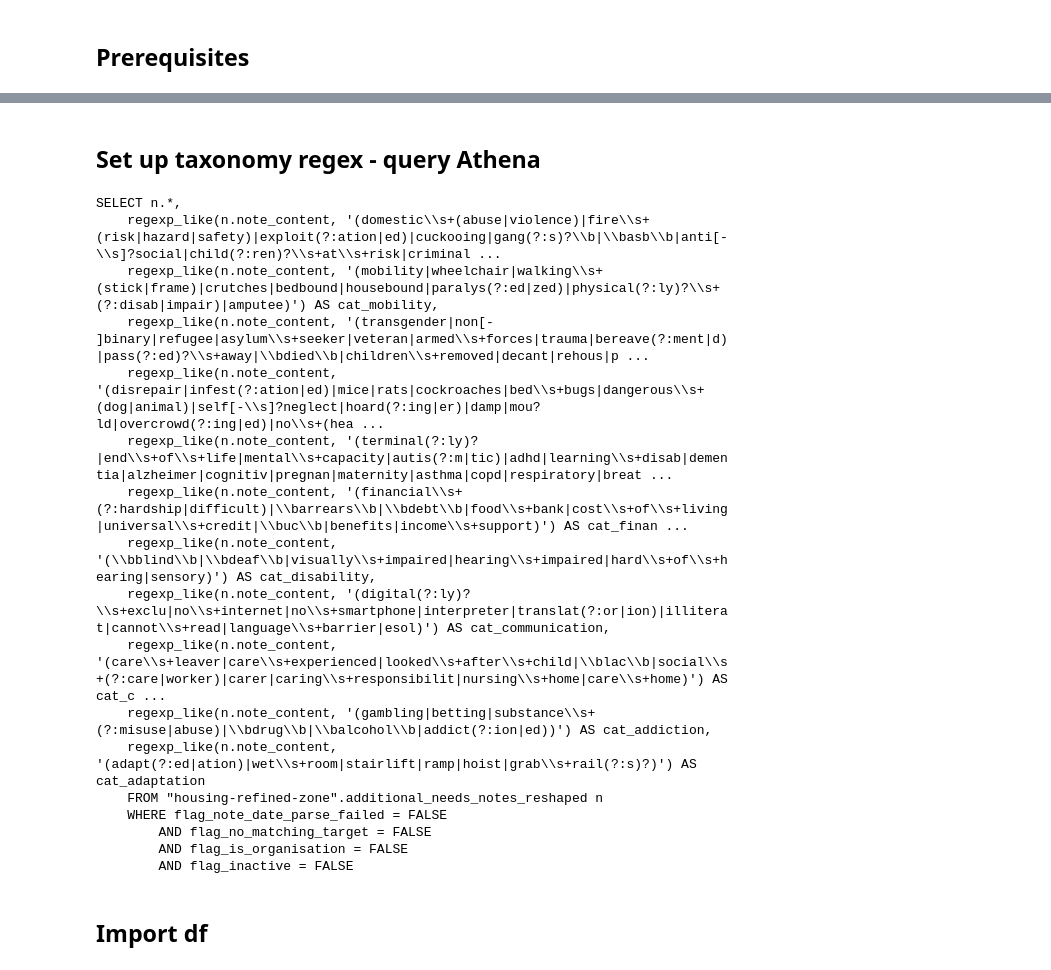
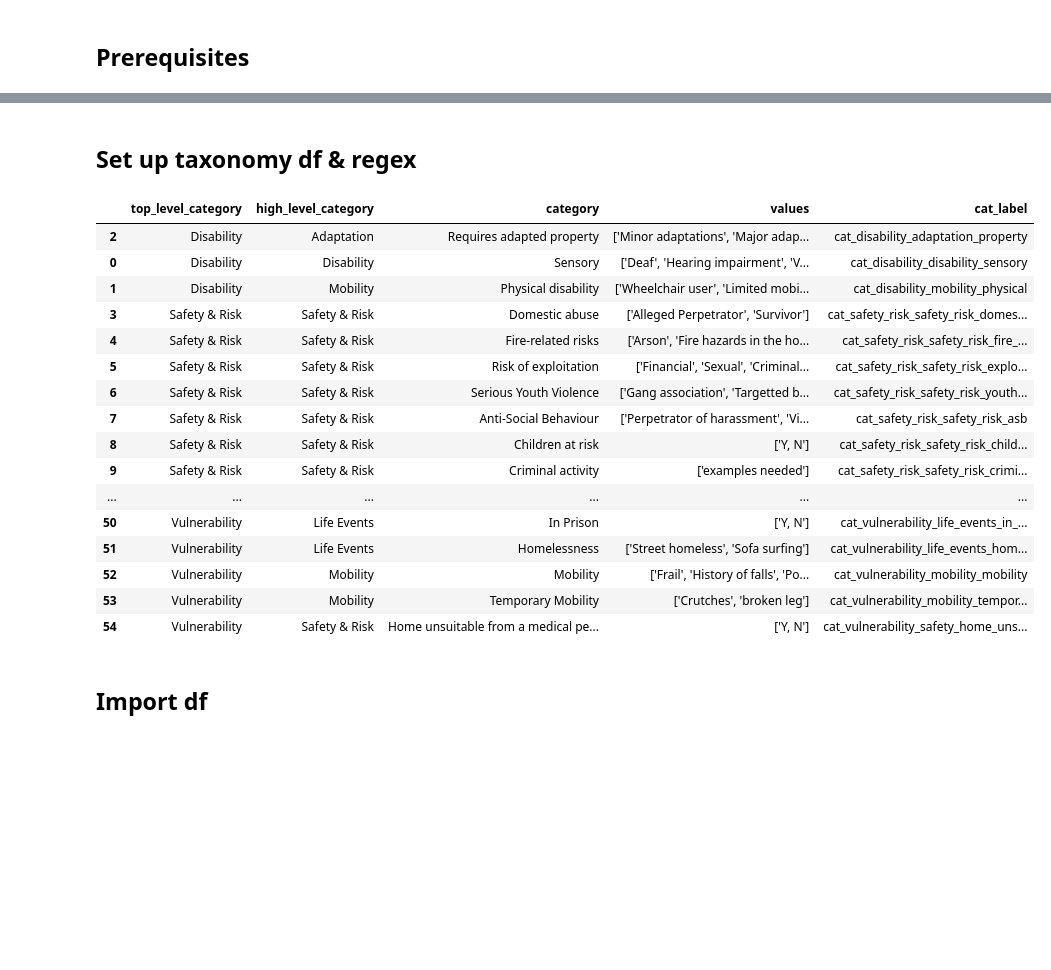
Before and after one commit to notatiyyah/CS3D6-Code, a Jupyter notebook: prep-traning-data.ipynb, the cells around one changed output, grey strips where cells are left out. Saved outputs shown, nothing was run; the diff lists cells and outputs as text; code cells hidden in the pictures; blank space fills up the shorter version.

```diff
--- a/prep-traning-data.ipynb
+++ b/prep-traning-data.ipynb
@@ -28,5 +39,43 @@ import re
 # %%
 RANDOM_STATE = 42
 # %% [markdown]
-## Set up taxonomy regex - query Athena
+## Set up taxonomy df & regex
+# %%
+taxonomy = pd.read_csv("data/input/Additional needs taxonomy.csv", usecols=['Very high level category', 'Category', 'Description (attribute)', 'Value (of data type)'])
+
+columns_rename = {
+    'Very high level category': 'top_level_category',
+    'Category': 'high_level_category',
+    'Description (attribute)': 'category',
+    'Value (of data type)': 'values'
+}
+
+taxonomy.dropna(inplace=True)
+taxonomy.rename(columns=columns_rename, inplace=True)
+taxonomy['values'] = taxonomy['values'].str.split("\n")
+
+
+taxonomy['cat_label'] = taxonomy.apply(lambda row: 'cat_' + str.lower(row['top_level_category'] + '_' + row['high_level_category'] + '_' + row['category']).replace(' ', '_').replace('-', '_'), axis=1)
+taxonomy.to_csv("data/output/taxonomy.csv", index=False)
+
+taxonomy = pd.read_csv("data/input/taxonomy-parsed.csv")
+taxonomy.sort_values(['top_level_category', 'high_level_category'])
+# %% [output]
+|  | top_level_category | high_level_category | category | values | cat_label |
+| 2 | Disability | Adaptation | Requires adapted property | ['Minor adaptations', 'Major adap... | cat_disability_adaptation_property |
+| 0 | Disability | Disability | Sensory | ['Deaf', 'Hearing impairment', 'V... | cat_disability_disability_sensory |
+| 1 | Disability | Mobility | Physical disability | ['Wheelchair user', 'Limited mobi... | cat_disability_mobility_physical |
+| 3 | Safety & Risk | Safety & Risk | Domestic abuse | ['Alleged Perpetrator', 'Survivor'] | cat_safety_risk_safety_risk_domes... |
+| 4 | Safety & Risk | Safety & Risk | Fire-related risks | ['Arson', 'Fire hazards in the ho... | cat_safety_risk_safety_risk_fire_... |
+| 5 | Safety & Risk | Safety & Risk | Risk of exploitation | ['Financial', 'Sexual', 'Criminal... | cat_safety_risk_safety_risk_explo... |
+| 6 | Safety & Risk | Safety & Risk | Serious Youth Violence | ['Gang association', 'Targetted b... | cat_safety_risk_safety_risk_youth... |
+| 7 | Safety & Risk | Safety & Risk | Anti-Social Behaviour | ['Perpetrator of harassment', 'Vi... | cat_safety_risk_safety_risk_asb |
+| 8 | Safety & Risk | Safety & Risk | Children at risk | ['Y, N'] | cat_safety_risk_safety_risk_child... |
+| 9 | Safety & Risk | Safety & Risk | Criminal activity | ['examples needed'] | cat_safety_risk_safety_risk_crimi... |
+| ... | ... | ... | ... | ... | ... |
+| 50 | Vulnerability | Life Events | In Prison | ['Y, N'] | cat_vulnerability_life_events_in_... |
+| 51 | Vulnerability | Life Events | Homelessness | ['Street homeless', 'Sofa surfing'] | cat_vulnerability_life_events_hom... |
+| 52 | Vulnerability | Mobility | Mobility | ['Frail', 'History of falls', 'Po... | cat_vulnerability_mobility_mobility |
+| 53 | Vulnerability | Mobility | Temporary Mobility | ['Crutches', 'broken leg'] | cat_vulnerability_mobility_tempor... |
+| 54 | Vulnerability | Safety & Risk | Home unsuitable from a medical pe... | ['Y, N'] | cat_vulnerability_safety_home_uns... |
 # %%
@@ -80,41 +164,4 @@ category_regex_dict = {
 }
-# %%
-select_lines = [
-    "n.*"
-]
-
-# Loop through our new 11 categories
-for category, pattern in category_regex_dict.items():
-    # Athena needs backslashes safely escaped in the SQL string
-    athena_safe_pattern = pattern.replace('\\', '\\\\')
-    sql_line = f"regexp_like(n.note_content, '{athena_safe_pattern}') AS {category}"
-    select_lines.append(sql_line)
-
-sql = f'SELECT {",\n    ".join(select_lines)}\n\
-    FROM "housing-refined-zone".additional_needs_notes_reshaped n \n\
-    WHERE flag_note_date_parse_failed = FALSE\n\
-        AND flag_no_matching_target = FALSE\n\
-        AND flag_is_organisation = FALSE\n\
-        AND flag_inactive = FALSE'
-print(sql)
-# %% [output]
-SELECT n.*,
-    regexp_like(n.note_content, '(domestic\\s+(abuse|violence)|fire\\s+(risk|hazard|safety)|exploit(?:ation|ed)|cuckooing|gang(?:s)?\\b|\\basb\\b|anti[-\\s]?social|child(?:ren)?\\s+at\\s+risk|criminal ...
-    regexp_like(n.note_content, '(mobility|wheelchair|walking\\s+(stick|frame)|crutches|bedbound|housebound|paralys(?:ed|zed)|physical(?:ly)?\\s+(?:disab|impair)|amputee)') AS cat_mobility,
-    regexp_like(n.note_content, '(transgender|non[- ]binary|refugee|asylum\\s+seeker|veteran|armed\\s+forces|trauma|bereave(?:ment|d)|pass(?:ed)?\\s+away|\\bdied\\b|children\\s+removed|decant|rehous|p ...
-    regexp_like(n.note_content, '(disrepair|infest(?:ation|ed)|mice|rats|cockroaches|bed\\s+bugs|dangerous\\s+(dog|animal)|self[-\\s]?neglect|hoard(?:ing|er)|damp|mou?ld|overcrowd(?:ing|ed)|no\\s+(hea ...
-    regexp_like(n.note_content, '(terminal(?:ly)?|end\\s+of\\s+life|mental\\s+capacity|autis(?:m|tic)|adhd|learning\\s+disab|dementia|alzheimer|cognitiv|pregnan|maternity|asthma|copd|respiratory|breat ...
-    regexp_like(n.note_content, '(financial\\s+(?:hardship|difficult)|\\barrears\\b|\\bdebt\\b|food\\s+bank|cost\\s+of\\s+living|universal\\s+credit|\\buc\\b|benefits|income\\s+support)') AS cat_finan ...
-    regexp_like(n.note_content, '(\\bblind\\b|\\bdeaf\\b|visually\\s+impaired|hearing\\s+impaired|hard\\s+of\\s+hearing|sensory)') AS cat_disability,
-    regexp_like(n.note_content, '(digital(?:ly)?\\s+exclu|no\\s+internet|no\\s+smartphone|interpreter|translat(?:or|ion)|illiterat|cannot\\s+read|language\\s+barrier|esol)') AS cat_communication,
-    regexp_like(n.note_content, '(care\\s+leaver|care\\s+experienced|looked\\s+after\\s+child|\\blac\\b|social\\s+(?:care|worker)|carer|caring\\s+responsibilit|nursing\\s+home|care\\s+home)') AS cat_c ...
-    regexp_like(n.note_content, '(gambling|betting|substance\\s+(?:misuse|abuse)|\\bdrug\\b|\\balcohol\\b|addict(?:ion|ed))') AS cat_addiction,
-    regexp_like(n.note_content, '(adapt(?:ed|ation)|wet\\s+room|stairlift|ramp|hoist|grab\\s+rail(?:s)?)') AS cat_adaptation
-    FROM "housing-refined-zone".additional_needs_notes_reshaped n
-    WHERE flag_note_date_parse_failed = FALSE
-        AND flag_no_matching_target = FALSE
-        AND flag_is_organisation = FALSE
-        AND flag_inactive = FALSE
 # %% [markdown]
 ## Import df
 # %%
```
Also changed, not shown: parts of 50 cells of this notebook, 1 other file.
